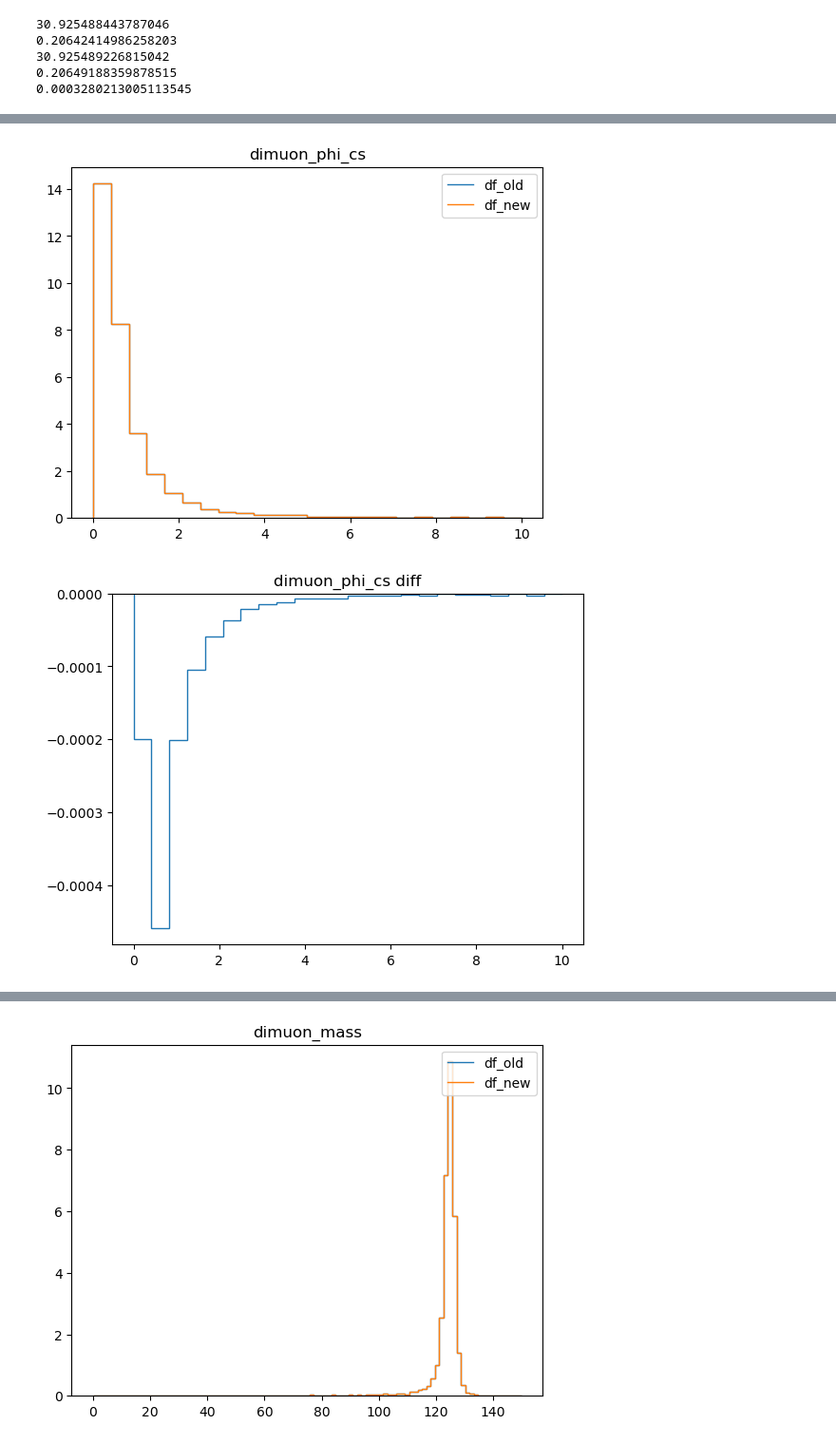
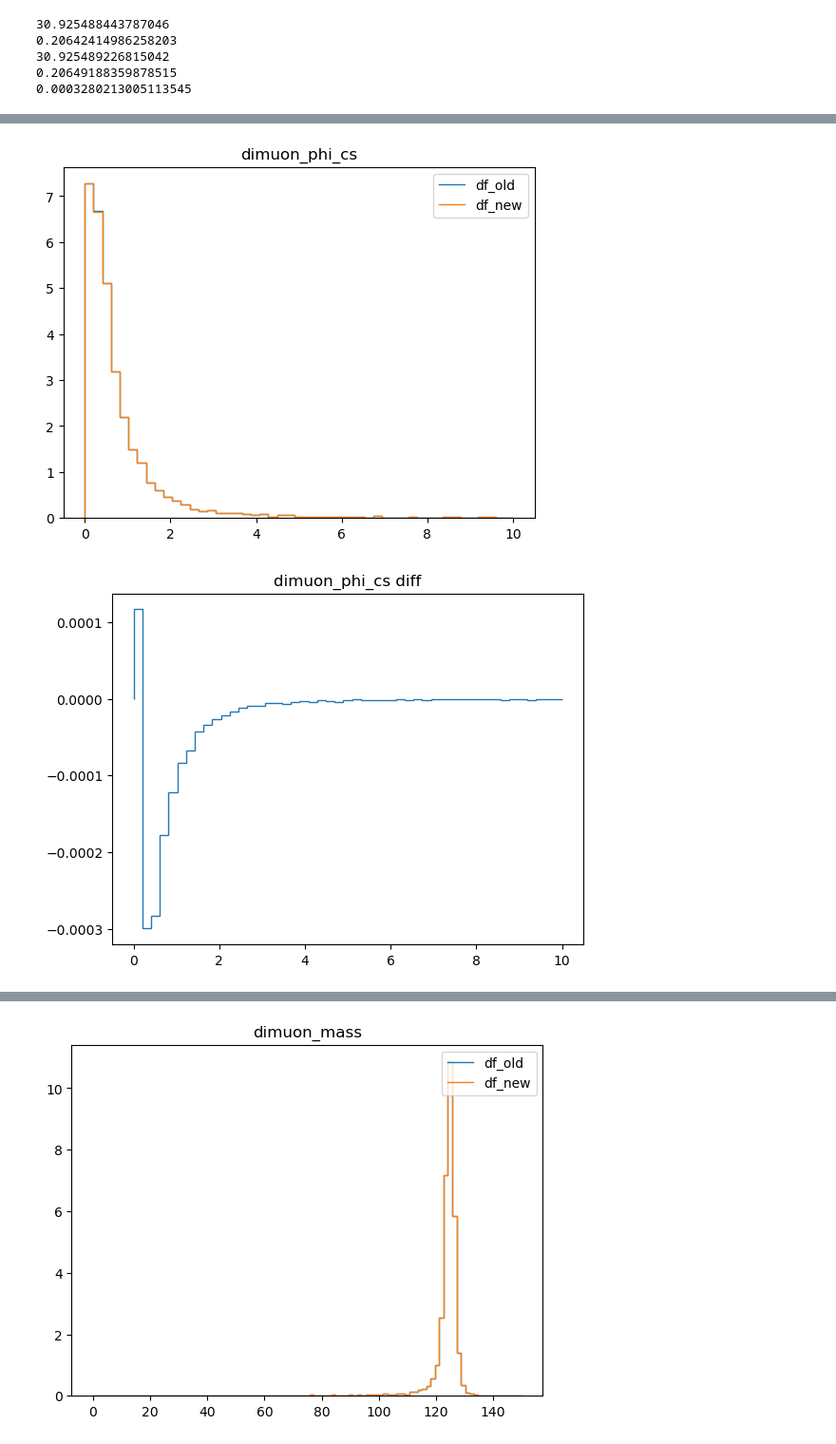
Before and after one commit to ram1123/copperheadV2, a Jupyter notebook: quick_tests/quick_validation_comparison.ipynb, the cells around one changed output, grey strips where cells are left out. Shown at 95% size. Cells and saved outputs as stored; diff of their text form; code cells hidden in the pictures.

```diff
--- a/quick_tests/quick_validation_comparison.ipynb
+++ b/quick_tests/quick_validation_comparison.ipynb
@@ -164,0 +173,27 @@ entry
+# %%
+weights_new = df_new["jet2_pt"].compute()
+print(ak.to_numpy(weights_new).shape)
+# print(ak.num(weights_new, axis=0))
+weights_old = df_old["jet2_pt"].compute()
+# print(weights_old)
+print(weights_old.shape)
+# print(max(weights_new))
+# print(min(weights_new))
+# print(max(weights_old))
+# print(min(weights_old))
+
+print(np.argmax(abs(weights_new-weights_old)/weights_old))
+# print(ak.to_numpy(weights_new[weights_new!=weights_old]))
+# print(weights_old[weights_new!=weights_old])
+print(weights_old[weights_new!=weights_old] - weights_new[weights_new!=weights_old])
+
+# # print(np.std(abs(weights_new-weights_old)/weights_old))
+print(np.sum(abs(weights_new-weights_old)/weights_old >= 1e-3))
+print(np.sum(abs(weights_new-weights_old)/weights_old < 1e-3))
+# print(~np.isclose(weights_new,weights_old, rtol=1e-4, atol=1e1))
+# print(np.sum(~np.isclose(weights_new,weights_old, rtol=1e-4, atol=1e-4)))
+# # print(weights_new[1648])
+# print(weights_old.iloc[1648])
+print(max(abs(weights_new-weights_old)/weights_old))
+print(np.mean(abs(weights_new-weights_old)/weights_old))
+print(np.std(abs(weights_new-weights_old)/weights_old))
@@ -164,0 +218,14 @@ entry
+# %%
+idx = 1648
+variables = ["jet1_mass_raw",
+             "jet1_pt_gen",
+"jet1_pt_raw",
+"jet1_rho",
+             "jet1_area",
+            ]
+for var in variables:
+    weights_new = df_new[var].compute()
+    weights_old = df_old[var].compute()
+    print(var)
+    print(weights_new[1648])
+    print(weights_old.iloc[1648])
@@ -165,38 +248,38 @@ entry
 # %%
 binning_map = {
     "dimuon_cos_theta_cs" : [-1, 1, 100],
-    "dimuon_phi_cs" : [0, 10, 25],
+    "dimuon_phi_cs" : [0, 10, 50],
 
 }
 variables = ["dimuon_cos_theta_cs",
              "dimuon_phi_cs"
             ]
 weights_old = df_old["weights"].compute()
 weights_new = ak.to_numpy(df_new["weights"].compute())
 
 
 for var in variables:
     binning = np.linspace(*binning_map[var])
     # old_len = ak.num(df_old["mu1_pt"].compute(), axis=0)
     # new_len = ak.num(df_new["mu1_pt"].compute(), axis=0)
     # new_weights = np.ones(new_len)
     # new_weights = new_weights*old_len/new_len
     hist_old, edges = np.histogram(df_old[var].compute(), bins=binning ,weights=weights_old)
     # hist_old, edges = np.histogram(df_old[var+"_nominal"].compute(), bins=binning )
 
     # hist_new, _= np.histogram(df_new[region_cut][var].compute(), bins=binning , weights=new_weights)
     hist_new, _= np.histogram(df_new[var].compute(), bins=binning ,weights=weights_new)
 
     plt.stairs(hist_old, edges, label = "df_old")
     plt.stairs(hist_new, edges, label = "df_new")
     plt.legend(loc="upper right")
     plt.title(var)
     plt.show()
     plt.stairs((hist_new-hist_old), edges)
     plt.title(var+" diff")
     plt.show()
 # %% [output]
 [figure]
 [figure]
-[figure, old version]
+[figure, new version]
-[figure, old version]
+[figure, new version]
```
Also changed, not shown: parts of 10 cells of this notebook, 2 other files.
